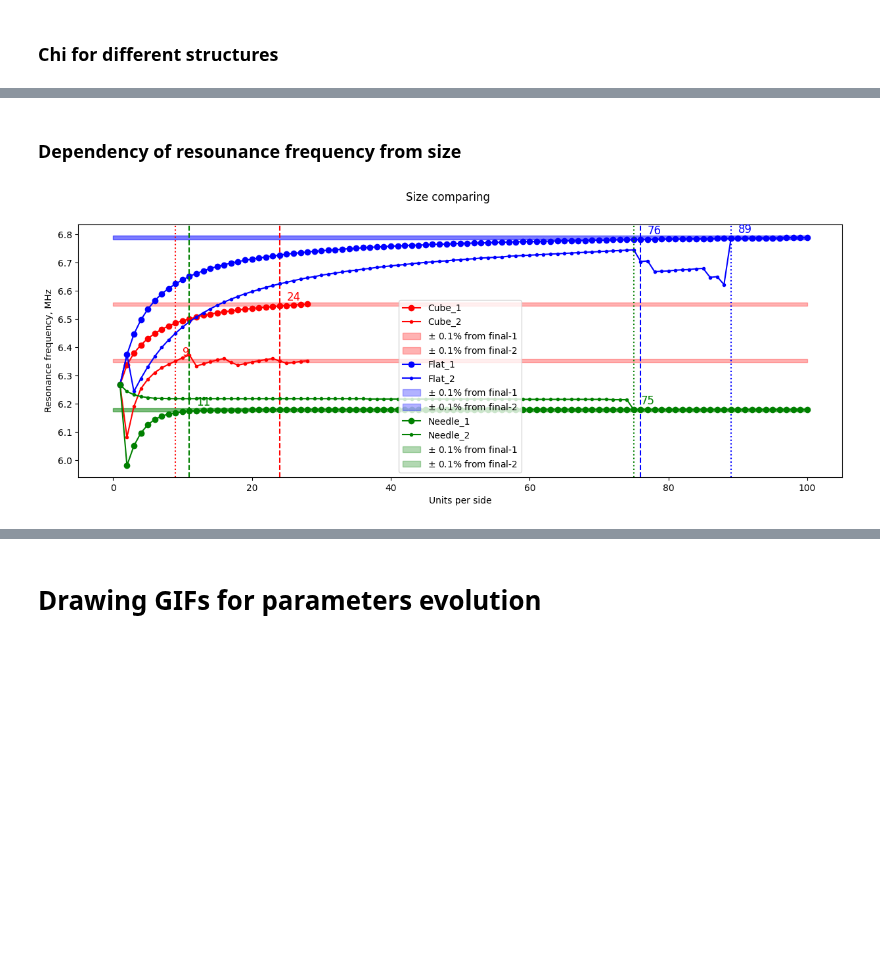
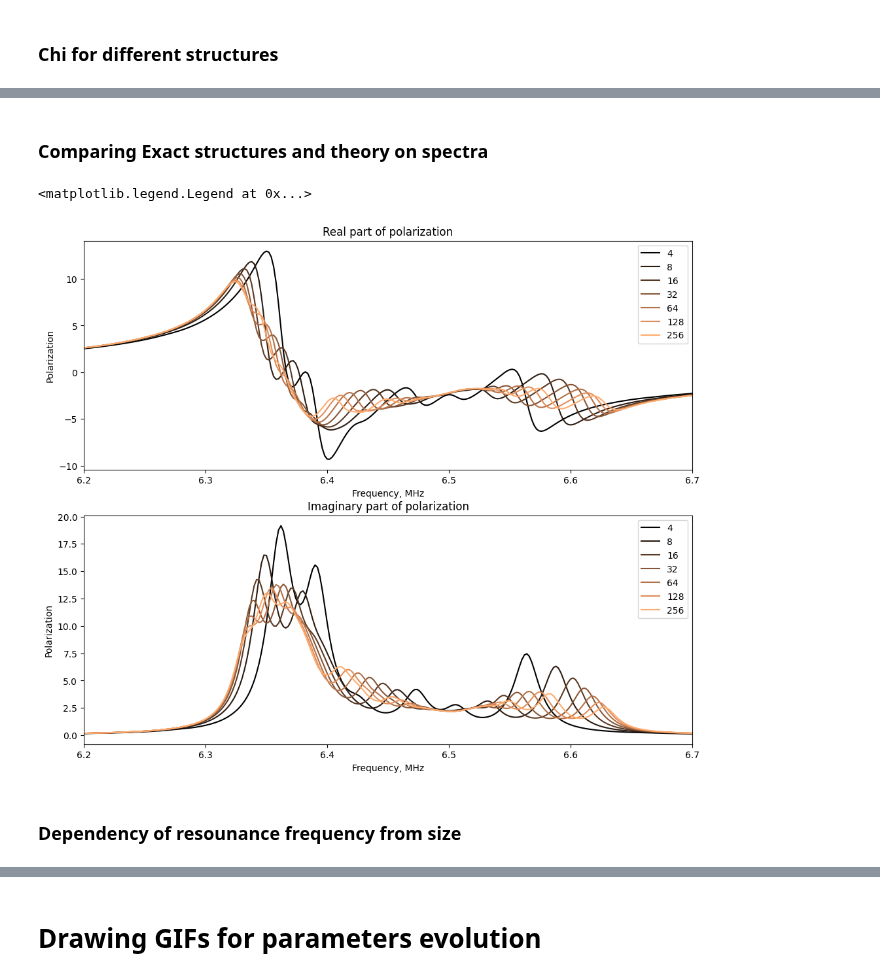
Before and after one commit to broshura/Discrete_Model_Of_Metamaterial_Lens, a Jupyter notebook: Code/FormComparing.ipynb, the cells around one changed output, grey strips where cells are left out. Saved outputs shown, nothing was run; the diff lists cells and outputs as text; code cells hidden in the pictures; blank space fills up the shorter version.

```diff
--- a/Code/FormComparing.ipynb
+++ b/Code/FormComparing.ipynb
@@ -227,3 +50,61 @@ plt.show()
+# %% [markdown]
+### Comparing Exact structures and theory on spectra
+# %%
+from Calc import open_model, save
+from Parameters import *
+from Geometry import *
+import matplotlib.pyplot as plt
+import numpy as np
+
+# Getting data sets for cube structures
+
+data_discrete = []
+N = np.array([12, 17, 25, 35, 50, 70, 100])
+for n in N:
+    Params['N'], Params['shape'] = to3D(n, n, n, 'zyx')
+    data_discrete.append(open_model('DATALowTolPol', Params))
+
+# Getting data sets for DDA calculations
+
+data_dda = []
+N = np.array([4, 8, 16, 32, 64, 128, 256])
+for n in N:
+    data = np.load(f'DATA_DDA/grid{n}_pol.npz')
+    data_dda.append(data)
+
+# Choosing colormaps for DDA and discrete solutions
+
+dda_colormap = 'copper'
+discrete_colomap = 'viridis'
+
+# Plotting discrete spectra
+
+fig, ax = plt.subplots(2, 1, figsize=(12, 10))
+
+# for i, data in enumerate(data_discrete):
+#     ax[0].plot(data['Omega']/2/np.pi/1e6, data['Polarization'][:, 0].real, color=plt.cm.get_cmap(discrete_colomap)(i/len(N)))
+#     ax[1].plot(data['Omega']/2/np.pi/1e6, data['Polarization'][:, 0].imag, color=plt.cm.get_cmap(discrete_colomap)(i/len(N)))
+
+ax[0].set_title('Real part of polarization')
+ax[1].set_title('Imaginary part of polarization')
+ax[0].set_xlabel('Frequency, MHz')
+ax[1].set_xlabel('Frequency, MHz')
+ax[0].set_ylabel('Polarization')
+ax[1].set_ylabel('Polarization')
+
+# Plotting DDA spectra
+
+for i, data in enumerate(data_dda):
+    ax[0].plot(data['Omega']/2/np.pi/1e6, data['Polarization'].real, color=plt.cm.get_cmap(dda_colormap)(i/len(N)))
+    ax[1].plot(data['Omega']/2/np.pi/1e6, data['Polarization'].imag, color=plt.cm.get_cmap(dda_colormap)(i/len(N)))
+
+ax[0].set_xlim(6.2, 6.7)
+ax[1].set_xlim(6.2, 6.7)
+ax[0].legend(N)
+ax[1].legend(N)
+# %% [output]
+<matplotlib.legend.Legend at 0x...>
+[figure, added]
 # %% [markdown]
 ### Dependency of resounance frequency from size
 # %%
@@ -232,19 +113,24 @@ import json
 import numpy as np
 import matplotlib.pyplot as plt
 from scipy.signal import find_peaks
+from Calc import open_model, save
+from Parameters import *
+from Geometry import *
+
 
 # Compare big, average and small cube structures
 
 plt.figure(figsize=(15, 5))
 plt.subplots_adjust(wspace=0.3, hspace=0.3)
+DataFolder = 'DATALowTolPol'
 
-N = np.arange(1, 29)
+N = np.concatenate([np.arange(1, 51), np.arange(60, 110, 10)])
 Resounance_Frequence_1 = []
 Resounance_Frequence_2 = []
 
 for n in N:
     Params['N'], Params['shape'] = to3D(n, n, n, 'zyx')
-    data = open_model('DATA', Params, Currents = 'False', Polarization = 'True')
+    data = open_model(DataFolder, Params, Currents = False, Polarization = True)
     Omega = data['Omega']
     ImPol = data['Polarization'][:,0].imag
     peaks, _ = find_peaks(ImPol)
@@ -291,7 +177,7 @@ Resounance_Frequence_2 = []
 
 for n in N:
     Params['N'], Params['shape'] = to3D(1, n, n, 'zyx')
-    data = open_model('DATA', Params, Currents = 'False', Polarization = 'True')
+    data = open_model(DataFolder, Params, Currents = False, Polarization = True)
     Omega = data['Omega']
     ImPol = data['Polarization'][:,0].imag
     peaks, _ = find_peaks(ImPol)
@@ -338,7 +224,7 @@ Resounance_Frequence_2 = []
 
 for n in N:
     Params['N'], Params['shape'] = to3D(n, 1, 1, 'zyx')
-    data = open_model('DATA', Params, Currents = 'False', Polarization = 'True')
+    data = open_model(DataFolder, Params, Currents = False, Polarization = True)
     Omega = data['Omega']
     ImPol = data['Polarization'][:,0].imag
     peaks, _ = find_peaks(ImPol)
@@ -381,5 +267,3 @@ plt.xlabel('Units per side')
 plt.ylabel('Resonance frequency, MHz')
 plt.legend()
 plt.show()
-# %% [output]
-[figure, removed]
```
Also changed, not shown: parts of 16 cells of this notebook.
